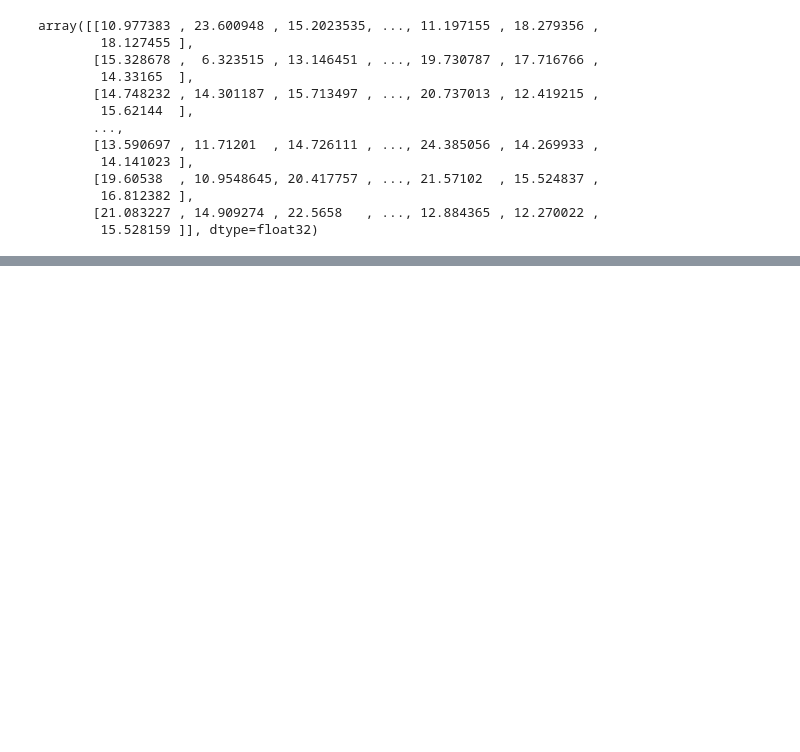
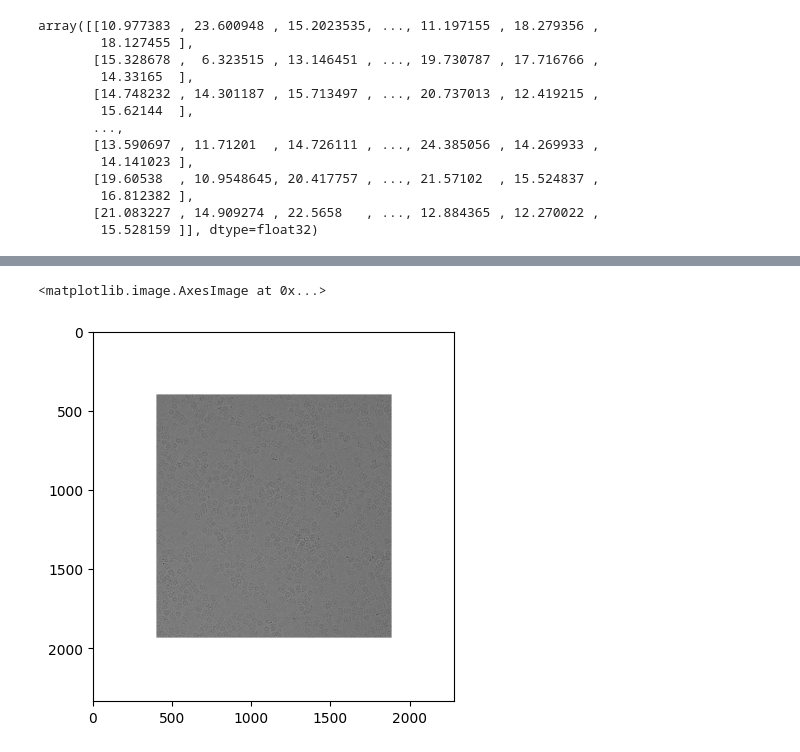
Before and after one commit to CassandreDGN/PROJET_GPI_CD, a Jupyter notebook: projetV1.ipynb, the cells around one changed output, grey strips where cells are left out. Saved outputs shown, nothing was run; the diff lists cells and outputs as text; code cells hidden in the pictures; blank space fills up the shorter version.

```diff
--- a/projetV1.ipynb
+++ b/projetV1.ipynb
@@ -229,0 +246,32 @@ array([[10.977383 , 23.600948 , 15.2023535, ..., 11.197155 , 18.279356 ,
+# %%
+# Padding(ton?)
+# Function to apply different padding modes
+def apply_padding(img, pad_width, mode='constant', constant_value=255):
+    """
+    Apply padding to an image using NumPy.
+
+    Parameters:
+    -----------
+    img : ndarray
+        Input image
+    pad_width : int or tuple
+        Number of pixels to pad on each side
+    mode : str
+        Padding mode: 'constant', 'edge', 'reflect', 'wrap'
+    constant_value : int
+        Value used for constant padding
+
+    Returns:
+    --------
+    padded : ndarray
+        Padded image
+    """
+    if isinstance(pad_width, int):
+        pad_width = ((pad_width, pad_width), (pad_width, pad_width))
+
+    if mode == 'constant':
+        padded = np.pad(img, pad_width, mode='constant', constant_values=constant_value)
+    else:
+        padded = np.pad(img, pad_width, mode=mode)
+
+    return padded
@@ -229,0 +280,7 @@ array([[10.977383 , 23.600948 , 15.2023535, ..., 11.197155 , 18.279356 ,
+# %%
+padded_image = apply_padding(file_binned, 400, mode= 'constant', constant_value=23)
+# %%
+plt.imshow(padded_image,cmap='gray')
+# %% [output]
+<matplotlib.image.AxesImage at 0x...>
+[figure, added]
```
Also changed, not shown: parts of 6 cells of this notebook.
